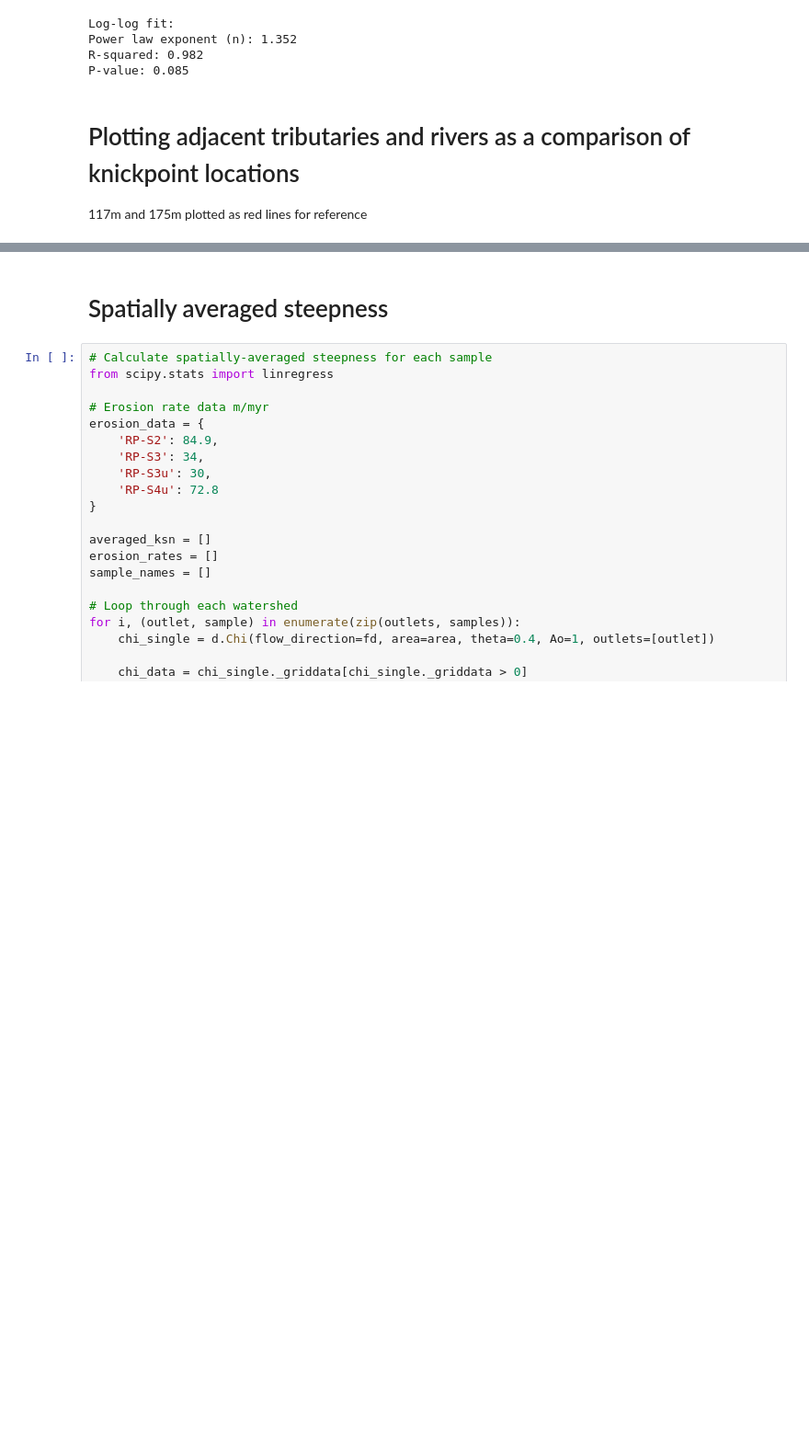
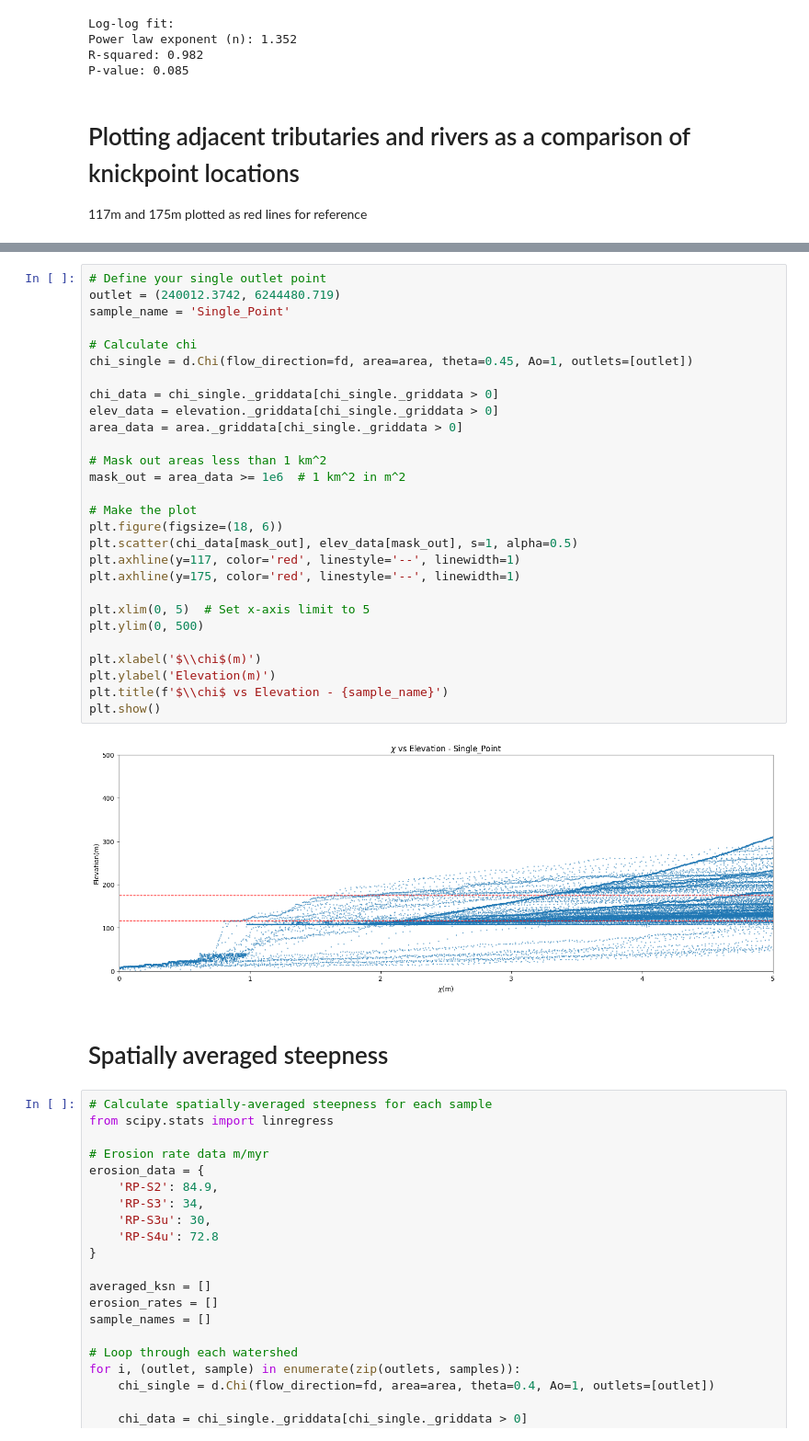
Before and after one commit to glong1321/AndesTG, a Jupyter notebook: Rapel/base_level/SteepnessRapel.ipynb, the cells around one changed output, grey strips where cells are left out. Shown at 92% size. Saved outputs shown, nothing was run; the diff lists cells and outputs as text; blank space fills up the shorter version.

```diff
--- a/Rapel/base_level/SteepnessRapel.ipynb
+++ b/Rapel/base_level/SteepnessRapel.ipynb
@@ -782,3 +726,33 @@ for i, row in tributaries.iterrows():
+# %%
+# Define your single outlet point
+outlet = (240012.3742, 6244480.719)
+sample_name = 'Single_Point'
+
+# Calculate chi
+chi_single = d.Chi(flow_direction=fd, area=area, theta=0.45, Ao=1, outlets=[outlet])
+
+chi_data = chi_single._griddata[chi_single._griddata > 0]
+elev_data = elevation._griddata[chi_single._griddata > 0]
+area_data = area._griddata[chi_single._griddata > 0]
+
+# Mask out areas less than 1 km^2
+mask_out = area_data >= 1e6  # 1 km^2 in m^2
+
+# Make the plot
+plt.figure(figsize=(18, 6))
+plt.scatter(chi_data[mask_out], elev_data[mask_out], s=1, alpha=0.5)
+plt.axhline(y=117, color='red', linestyle='--', linewidth=1)
+plt.axhline(y=175, color='red', linestyle='--', linewidth=1)
+
+plt.xlim(0, 5)  # Set x-axis limit to 5
+plt.ylim(0, 500)
+
+plt.xlabel('$\\chi$(m)')
+plt.ylabel('Elevation(m)')
+plt.title(f'$\\chi$ vs Elevation - {sample_name}')
+plt.show()
+# %% [output]
+[figure, added]
 # %% [markdown]
 # Spatially averaged steepness
 # %%
```
Also changed, not shown: parts of 5 cells of this notebook, 26 other files.
